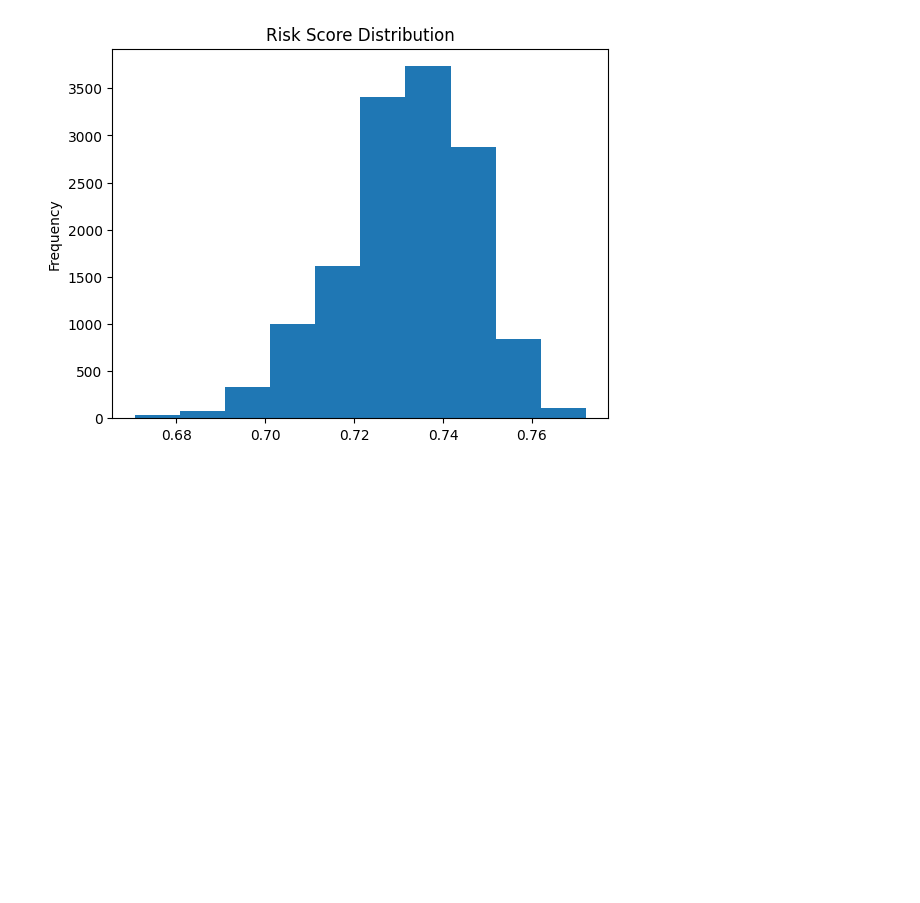
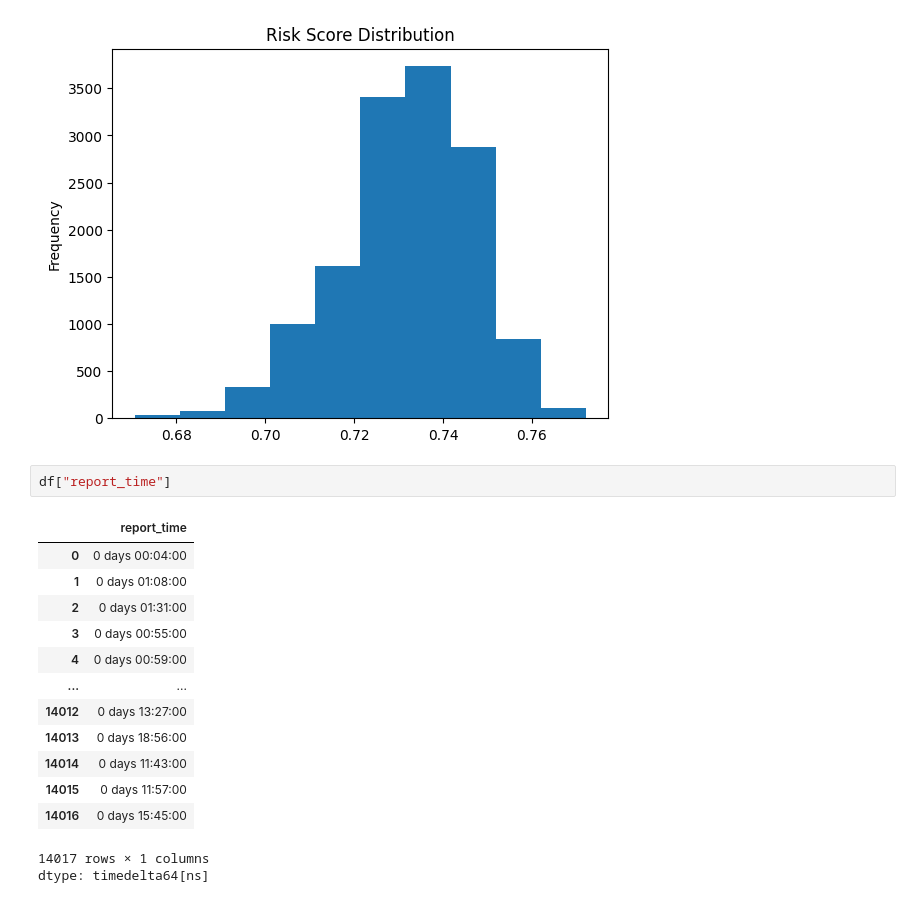
Before and after one commit to tontantip/Archive, a Jupyter notebook: portfolio/portfolio_pro1.ipynb, the cells around one changed output. Saved outputs shown, nothing was run; the diff lists cells and outputs as text; blank space fills up the shorter version.

```diff
--- a/portfolio/portfolio_pro1.ipynb
+++ b/portfolio/portfolio_pro1.ipynb
@@ -870,3 +929,20 @@ plt.title("Risk Score Distribution")
 plt.show()
 # %% [output]
 [figure]
+# %%
+df["report_time"]
+# %% [output]
+|  | report_time |
+| 0 | 0 days 00:04:00 |
+| 1 | 0 days 01:08:00 |
+| 2 | 0 days 01:31:00 |
+| 3 | 0 days 00:55:00 |
+| 4 | 0 days 00:59:00 |
+| ... | ... |
+| 14012 | 0 days 13:27:00 |
+| 14013 | 0 days 18:56:00 |
+| 14014 | 0 days 11:43:00 |
+| 14015 | 0 days 11:57:00 |
+| 14016 | 0 days 15:45:00 |
+14017 rows × 1 columns
+dtype: timedelta64[ns]
```
Also changed, not shown: parts of 6 cells of this notebook.
